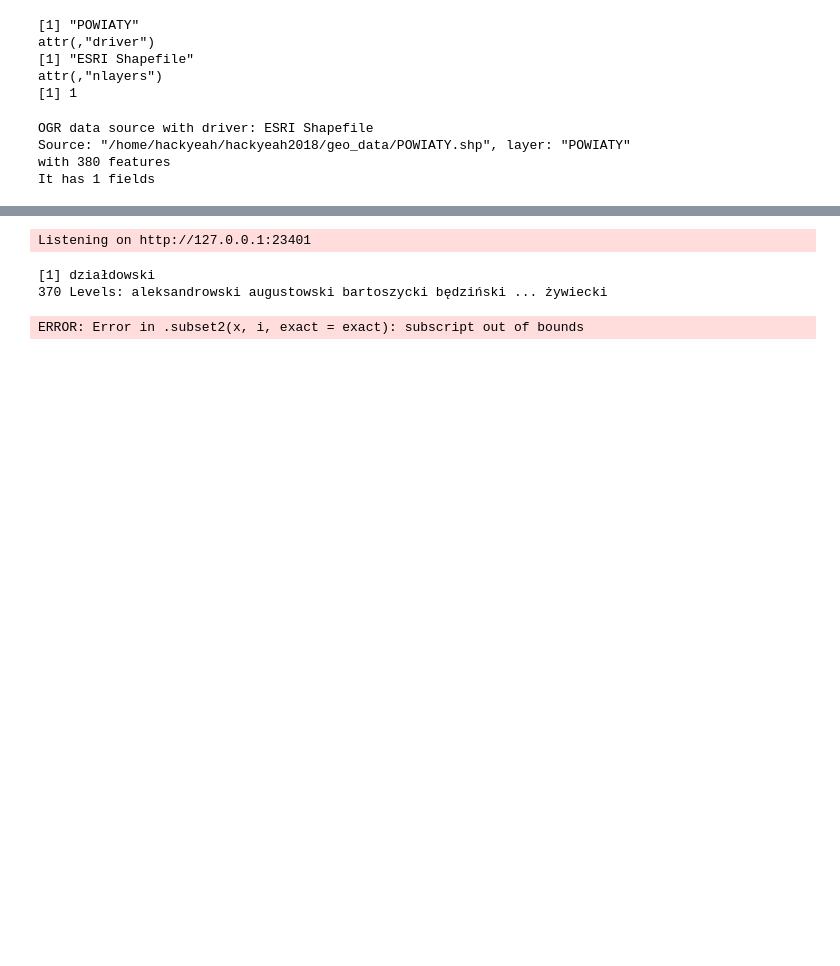
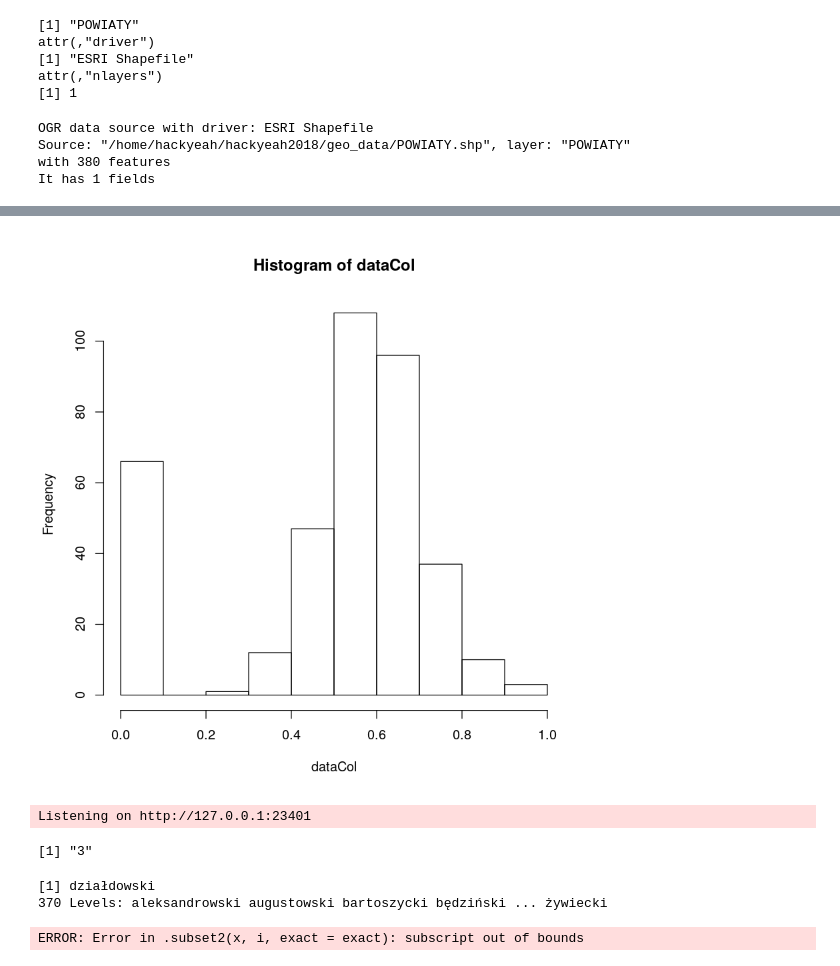
Before and after one commit to macieksk/hackyeah2018, a Jupyter notebook: R_Shiny_runApp.ipynb, the cells around one changed output, grey strips where cells are left out. Saved outputs shown, nothing was run; the diff lists cells and outputs as text; code cells hidden in the pictures; blank space fills up the shorter version.

Commit message:
notbooks, shiny working normalized data sets

```diff
--- a/R_Shiny_runApp.ipynb
+++ b/R_Shiny_runApp.ipynb
@@ -190,0 +194,9 @@ populacja<-read.csv(paste0(projDir,"/bdl_data/NARO_3304_CTAB_20181124191233.csv"
+# %%
+summary(match(tolower(zgonyCSV$powiat),tolower(powiatyOGR$NAZWA)))
+sum(duplicated(match(tolower(zgonyCSV$powiat),tolower(powiatyOGR$NAZWA))))
+#zgonyCSV$powiat[duplicated(match(tolower(zgonyCSV$powiat),tolower(powiatyOGR$NAZWA)))]
+
+which(is.na(match(tolower(powiatyOGR$NAZWA),tolower(zgonyCSV$powiat))))
+sum(duplicated(match(tolower(powiatyOGR$NAZWA),tolower(zgonyCSV$powiat))))
+powiatyData<-zgonyCSV[match(tolower(powiatyOGR$NAZWA),tolower(zgonyCSV$powiat)),]
+#zgonyCSV[match(tolower(zgonyCSV$powiat),tolower(powiatyOGR$NAZWA)),]
@@ -190,0 +209,14 @@ populacja<-read.csv(paste0(projDir,"/bdl_data/NARO_3304_CTAB_20181124191233.csv"
+# %%
+populacjaCSV<-read.csv(paste0(projDir,"/bdl_data/NARO_3304_CTAB_20181124191233.csv"),header=TRUE,sep=",")
+head(populacjaCSV)
+tolowerNS<-function(s)gsub(" ","",tolower(s))
+
+#sort(tolowerNS(powiatyOGR$NAZWA)),
+#sort(tolowerNS(populacjaCSV$Nazwa))
+
+populacjaCSV$Nazwa.fix<-sapply(sapply(populacjaCSV$Nazwa, #[which(grepl("Powiat",populacjaCSV$Nazwa))],
+                                      function(x) substring(x, 8)), function(y) ifelse(substring(y,1,2)=="m.",
+                                                                                paste("m. ", substring(y,3)),y))
+
+populacjaCSV$Nazwa.fix[grep("opolski \\(opolskie\\)",populacjaCSV$Nazwa.fix)]<-"opolski"
+populacjaCSV$Nazwa.fix[grep("nowodworski \\(mazowieckie\\)",populacjaCSV$Nazwa.fix)]<-"nowodworski"
@@ -190,0 +231,8 @@ populacja<-read.csv(paste0(projDir,"/bdl_data/NARO_3304_CTAB_20181124191233.csv"
+# %%
+which(is.na(match(tolowerNS(powiatyOGR$NAZWA),tolowerNS(populacjaCSV$Nazwa.fix))))
+powiatyOGR$NAZWA[which(is.na(match(tolowerNS(powiatyOGR$NAZWA),tolowerNS(populacjaCSV$Nazwa.fix))))]
+sum(duplicated(match(tolowerNS(powiatyOGR$NAZWA),tolowerNS(populacjaCSV$Nazwa.fix))))
+powiatyOGR$NAZWA[duplicated(match(tolowerNS(powiatyOGR$NAZWA),tolowerNS(populacjaCSV$Nazwa.fix)))]
+populacjaData<-populacjaCSV[match(tolowerNS(powiatyOGR$NAZWA),tolowerNS(populacjaCSV$Nazwa.fix)),]
+dim(populacjaData)
+dim(powiatyData)
@@ -190,0 +256,5 @@ populacja<-read.csv(paste0(projDir,"/bdl_data/NARO_3304_CTAB_20181124191233.csv"
+# %%
+for (cn in colnames(powiatyData)[2:NCOL(powiatyData)]) {
+    powiatyData<-cbind(powiatyData,newcol=powiatyData[,cn]/populacjaData$ogółem)
+    colnames(powiatyData)[NCOL(powiatyData)]<-paste0(cn,".pop.norm")
+}
@@ -191,3 +271,13 @@ populacja<-read.csv(paste0(projDir,"/bdl_data/NARO_3304_CTAB_20181124191233.csv"
+# %%
+dataCol=powiatyData[,6]
+     mnDC<-min(dataCol,na.rm=TRUE)
+     mxDC<-max(dataCol,na.rm=TRUE)
+     dataCol<-(dataCol-mnDC)/max(0.000000001,mxDC-mnDC)
+     dataCol<-0.3+dataCol*0.7
+     dataCol[is.na(dataCol)]<-0
+hist(dataCol)
+# %% [output]
+[figure, added]
 # %%
 selectedRegion<-FALSE
 # %%
@@ -213,6 +303,10 @@ library(shiny)
 runApp(port = 23401)
 # %% [output]
 Listening on http://127.0.0.1:23401
+# %%
+daneGlob
+# %% [output]
+[1] "3"
 # %%
 powiatyOGR$NAZWA[clickGlob$id]
 powiatyOGR@data[[clickGlob$id]]
```
Also changed, not shown: parts of 7 cells of this notebook, 3 other files.
